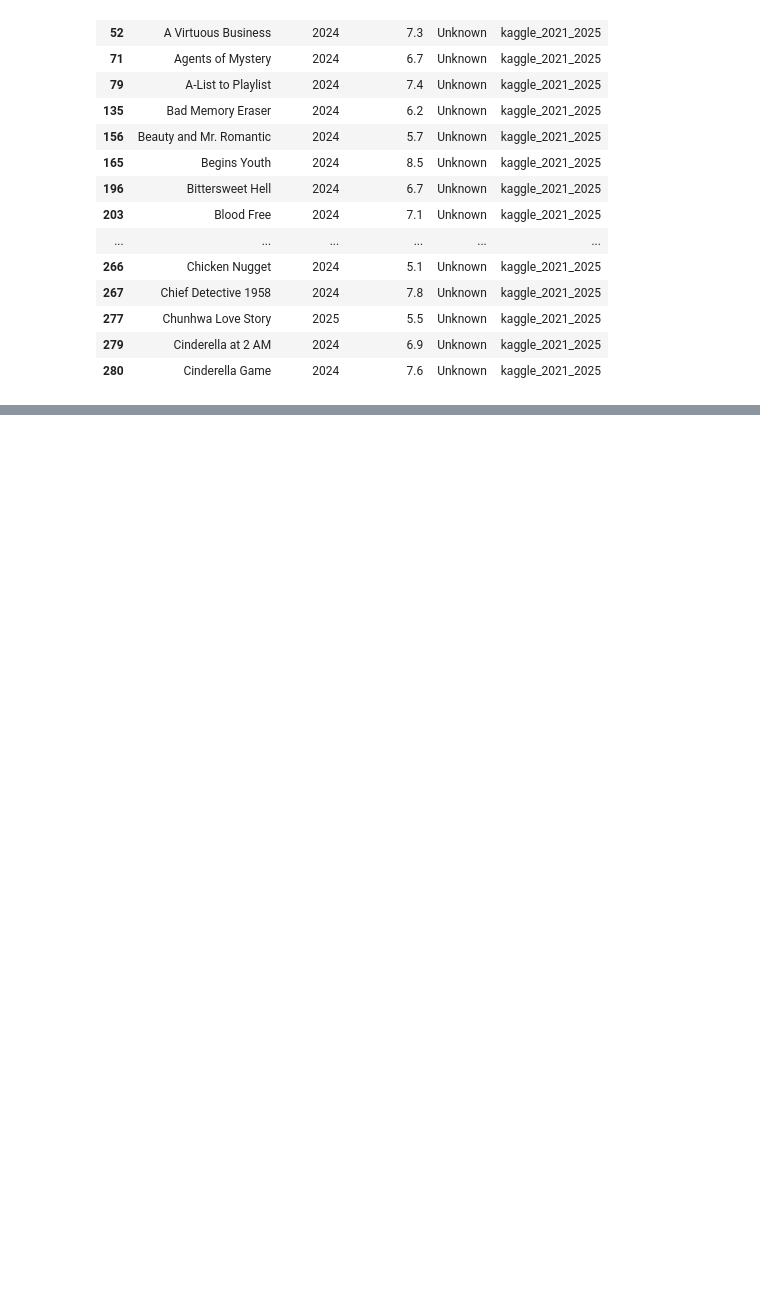
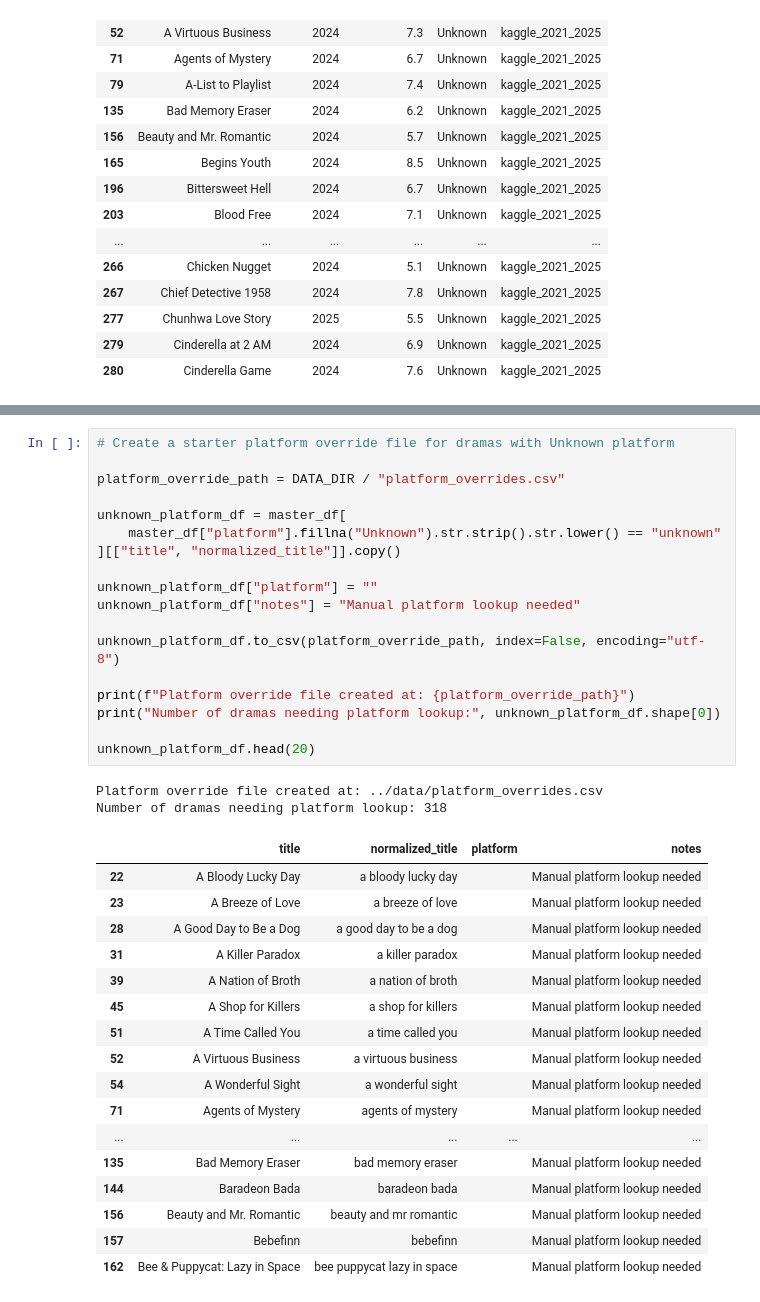
Before and after one commit to naringrekarchinmay/kdrama-analytics-recommendation-system, a Jupyter notebook: notebooks/02_dataset_refresh_2021_2025.ipynb, the cells around one changed output, grey strips where cells are left out. Cells and saved outputs as stored; diff of their text form; blank space fills up the shorter version.

Commit message:
Add platform override file

```diff
--- a/notebooks/02_dataset_refresh_2021_2025.ipynb
+++ b/notebooks/02_dataset_refresh_2021_2025.ipynb
@@ -650,0 +655,38 @@ exported_df[
+# %%
+# Create a starter platform override file for dramas with Unknown platform
+
+platform_override_path = DATA_DIR / "platform_overrides.csv"
+
+unknown_platform_df = master_df[
+    master_df["platform"].fillna("Unknown").str.strip().str.lower() == "unknown"
+][["title", "normalized_title"]].copy()
+
+unknown_platform_df["platform"] = ""
+unknown_platform_df["notes"] = "Manual platform lookup needed"
+
+unknown_platform_df.to_csv(platform_override_path, index=False, encoding="utf-8")
+
+print(f"Platform override file created at: {platform_override_path}")
+print("Number of dramas needing platform lookup:", unknown_platform_df.shape[0])
+
+unknown_platform_df.head(20)
+# %% [output]
+Platform override file created at: ../data/platform_overrides.csv
+Number of dramas needing platform lookup: 318
+|  | title | normalized_title | platform | notes |
+| 22 | A Bloody Lucky Day | a bloody lucky day |  | Manual platform lookup needed |
+| 23 | A Breeze of Love | a breeze of love |  | Manual platform lookup needed |
+| 28 | A Good Day to Be a Dog | a good day to be a dog |  | Manual platform lookup needed |
+| 31 | A Killer Paradox | a killer paradox |  | Manual platform lookup needed |
+| 39 | A Nation of Broth | a nation of broth |  | Manual platform lookup needed |
+| 45 | A Shop for Killers | a shop for killers |  | Manual platform lookup needed |
+| 51 | A Time Called You | a time called you |  | Manual platform lookup needed |
+| 52 | A Virtuous Business | a virtuous business |  | Manual platform lookup needed |
+| 54 | A Wonderful Sight | a wonderful sight |  | Manual platform lookup needed |
+| 71 | Agents of Mystery | agents of mystery |  | Manual platform lookup needed |
+| ... | ... | ... | ... | ... |
+| 135 | Bad Memory Eraser | bad memory eraser |  | Manual platform lookup needed |
+| 144 | Baradeon Bada | baradeon bada |  | Manual platform lookup needed |
+| 156 | Beauty and Mr. Romantic | beauty and mr romantic |  | Manual platform lookup needed |
+| 157 | Bebefinn | bebefinn |  | Manual platform lookup needed |
+| 162 | Bee & Puppycat: Lazy in Space | bee puppycat lazy in space |  | Manual platform lookup needed |
```
Also changed, not shown: parts of 2 cells of this notebook, 1 other file.
